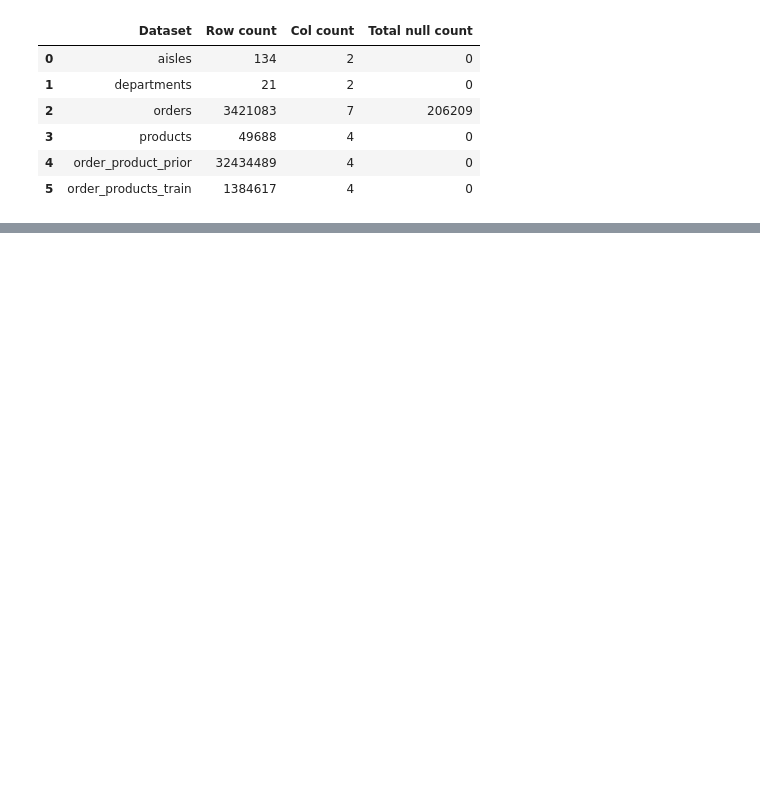
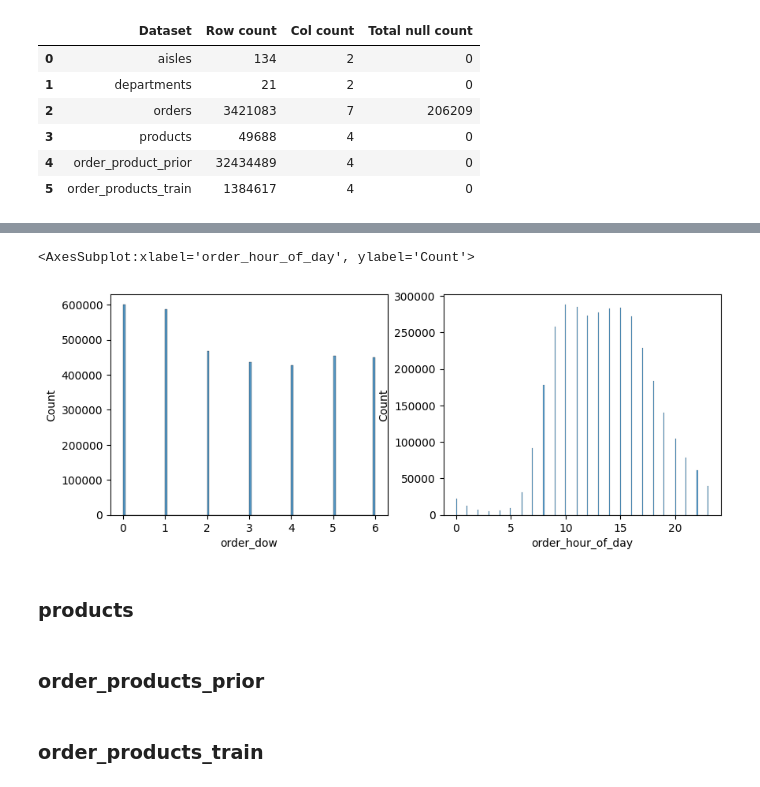
Before and after one commit to kwonowk/market-basket-analysis, a Jupyter notebook: instacart_analysis.ipynb, the cells around one changed output, grey strips where cells are left out. Drawn from its saved outputs; the diff is of its cells as text; code cells hidden in the pictures; blank space fills up the shorter version.

```diff
--- a/instacart_analysis.ipynb
+++ b/instacart_analysis.ipynb
@@ -46,0 +134,23 @@ aisles.head()
+# %%
+fig = plt.figure(figsize=(10,8))
+
+ax1 = fig.add_subplot(2,2,1)
+sns.histplot(data= orders,
+             x = 'order_dow',
+             shrink = 5,
+             ax = ax1)
+
+ax2 = fig.add_subplot(2,2,2)
+sns.histplot(data= orders,
+             x = 'order_hour_of_day',
+             shrink = 5,
+             ax = ax2)
+# %% [output]
+<AxesSubplot:xlabel='order_hour_of_day', ylabel='Count'>
+[figure, added]
+# %% [markdown]
+### products
+# %% [markdown]
+### order_products_prior
+# %% [markdown]
+### order_products_train
```
Also changed, not shown: parts of 14 cells of this notebook.
